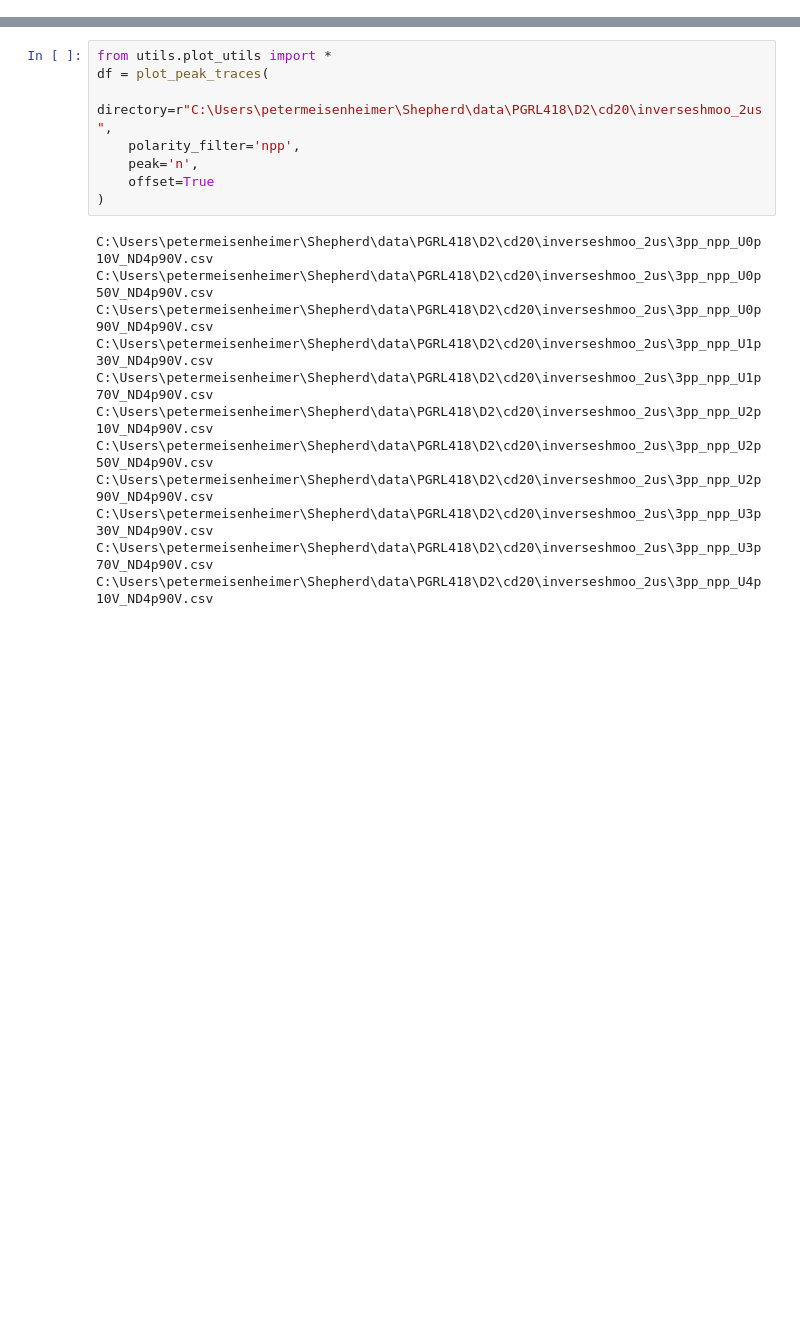
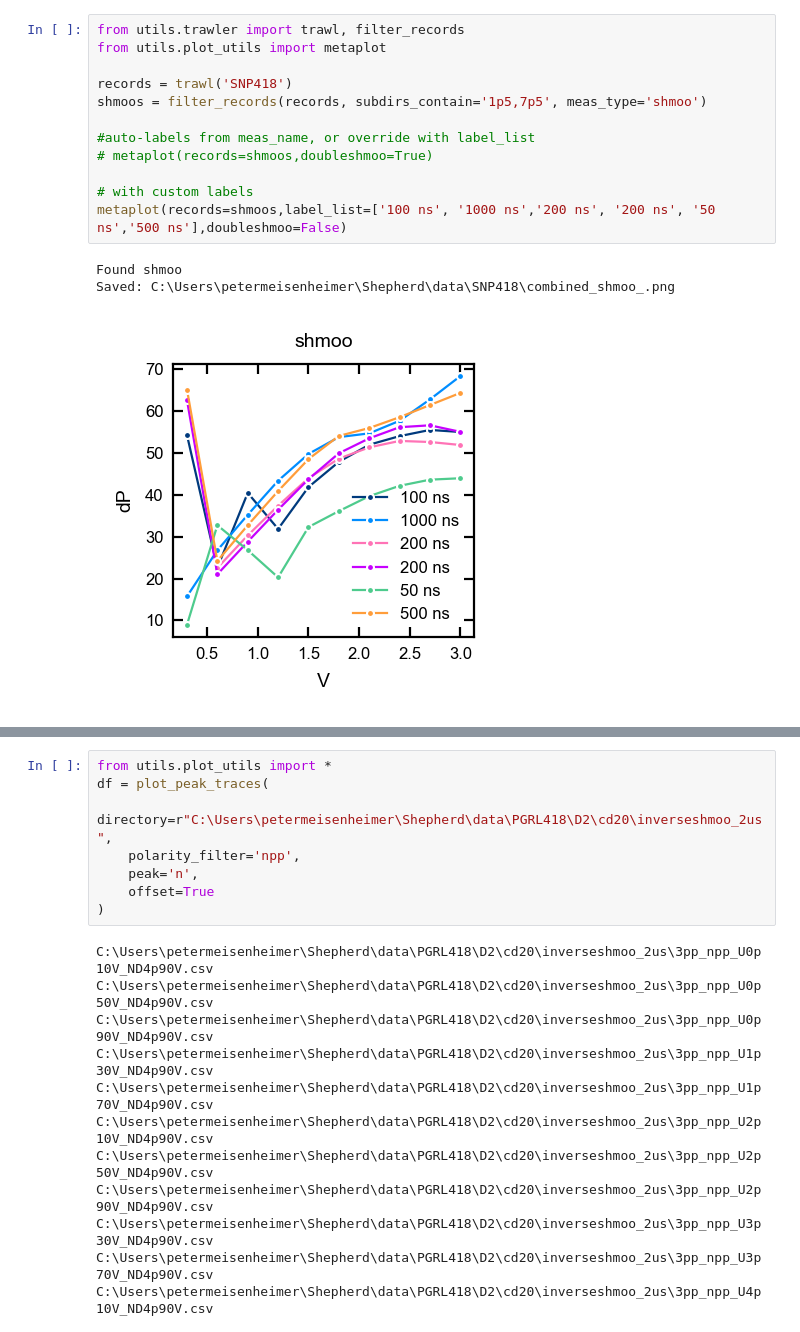
Before and after one commit to meisep/Shepherd_0.1, a Jupyter notebook: plotting_master.ipynb, the cells around one changed output, grey strips where cells are left out. Cells and saved outputs as stored; diff of their text form; blank space fills up the shorter version.

```diff
--- a/plotting_master.ipynb
+++ b/plotting_master.ipynb
@@ -166,0 +39,16 @@ Saved: C:\Users\petermeisenheimer\Shepherd\data\SM286\combined_shmoo_.png
+# %%
+from utils.trawler import trawl, filter_records
+from utils.plot_utils import metaplot
+
+records = trawl('SNP418')
+shmoos = filter_records(records, subdirs_contain='1p5,7p5', meas_type='shmoo')
+
+#auto-labels from meas_name, or override with label_list
+# metaplot(records=shmoos,doubleshmoo=True)
+
+# with custom labels
+metaplot(records=shmoos,label_list=['100 ns', '1000 ns','200 ns', '200 ns', '50 ns','500 ns'],doubleshmoo=False)
+# %% [output]
+Found shmoo
+Saved: C:\Users\petermeisenheimer\Shepherd\data\SNP418\combined_shmoo_.png
+[figure, added]
```
Also changed, not shown: parts of 11 cells of this notebook, 2 other files.
